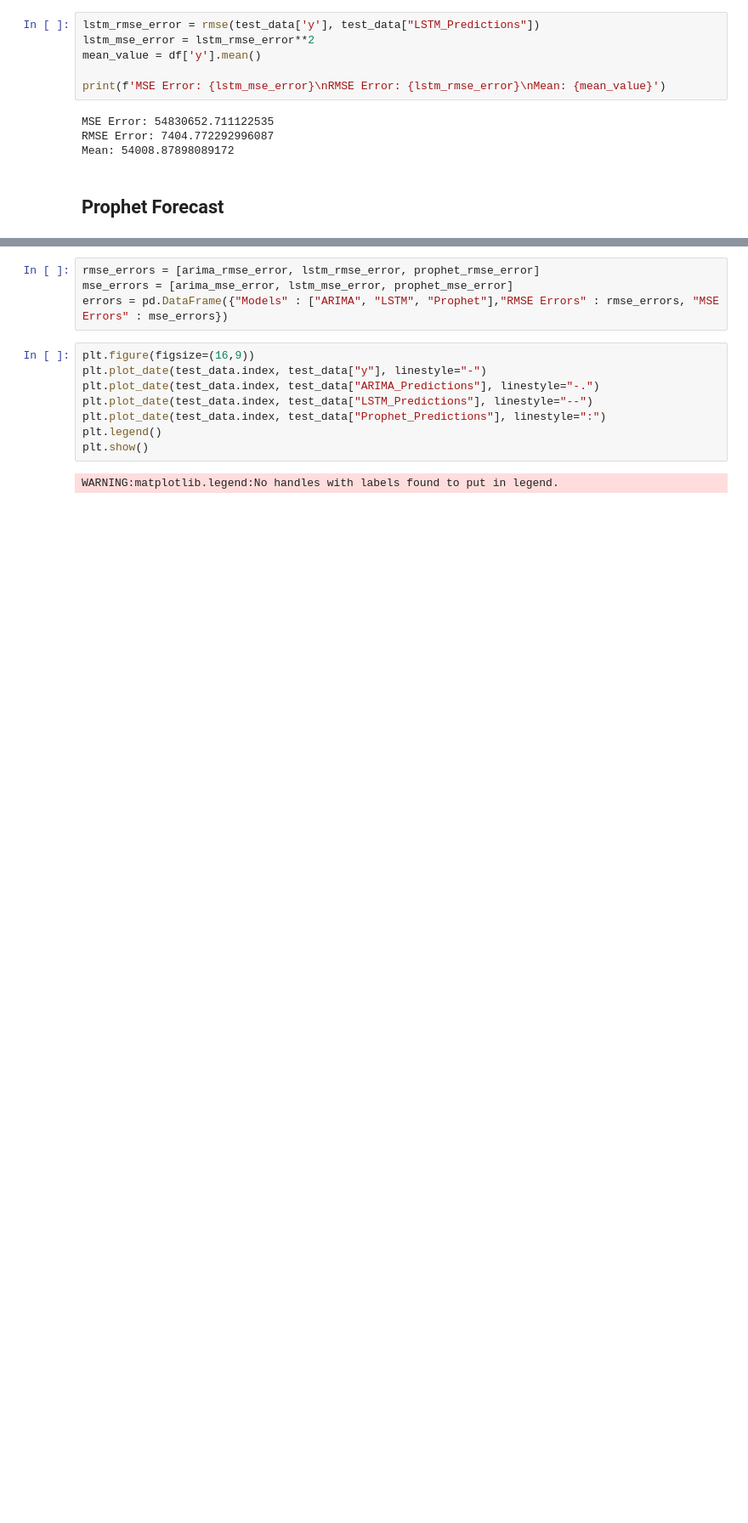
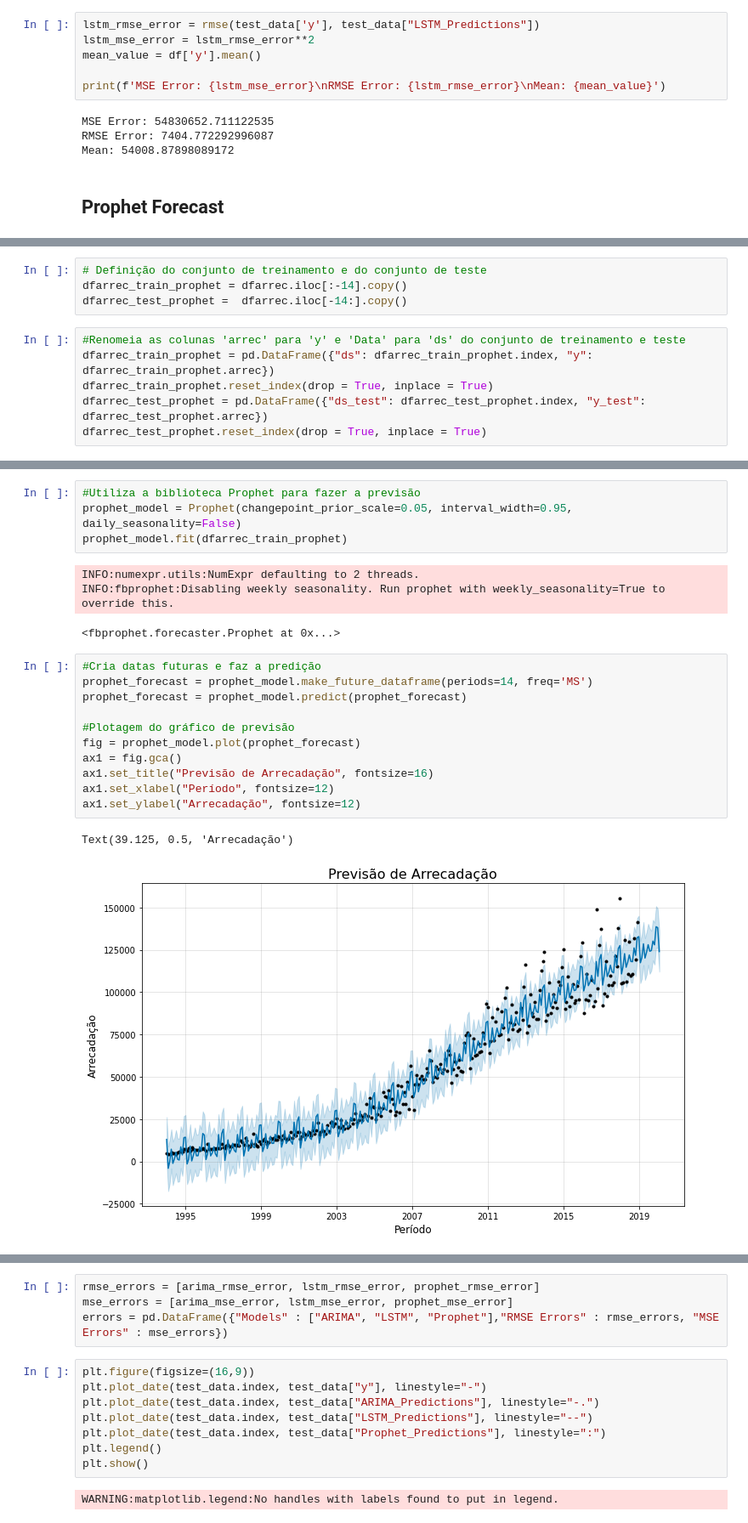
Before and after one commit to mmbs1989/TCC-PUCMINAS, a Jupyter notebook: Notebook_TCC_PUC.ipynb, the cells around one changed output, grey strips where cells are left out. Shown at 85% size. Drawn from its saved outputs; the diff is of its cells as text; blank space fills up the shorter version.

```diff
--- a/Notebook_TCC_PUC.ipynb
+++ b/Notebook_TCC_PUC.ipynb
@@ -796,0 +736,10 @@ Mean: 54008.87898089172
+# %%
+# Definição do conjunto de treinamento e do conjunto de teste
+dfarrec_train_prophet = dfarrec.iloc[:-14].copy()
+dfarrec_test_prophet =  dfarrec.iloc[-14:].copy()
+# %%
+#Renomeia as colunas 'arrec' para 'y' e 'Data' para 'ds' do conjunto de treinamento e teste
+dfarrec_train_prophet = pd.DataFrame({"ds": dfarrec_train_prophet.index, "y": dfarrec_train_prophet.arrec})
+dfarrec_train_prophet.reset_index(drop = True, inplace = True)
+dfarrec_test_prophet = pd.DataFrame({"ds_test": dfarrec_test_prophet.index, "y_test": dfarrec_test_prophet.arrec})
+dfarrec_test_prophet.reset_index(drop = True, inplace = True)
@@ -796,0 +773,22 @@ Mean: 54008.87898089172
+# %%
+#Utiliza a biblioteca Prophet para fazer a previsão
+prophet_model = Prophet(changepoint_prior_scale=0.05, interval_width=0.95, daily_seasonality=False)
+prophet_model.fit(dfarrec_train_prophet)
+# %% [output]
+INFO:numexpr.utils:NumExpr defaulting to 2 threads.
+INFO:fbprophet:Disabling weekly seasonality. Run prophet with weekly_seasonality=True to override this.
+<fbprophet.forecaster.Prophet at 0x...>
+# %%
+#Cria datas futuras e faz a predição
+prophet_forecast = prophet_model.make_future_dataframe(periods=14, freq='MS')
+prophet_forecast = prophet_model.predict(prophet_forecast)
+
+#Plotagem do gráfico de previsão
+fig = prophet_model.plot(prophet_forecast)
+ax1 = fig.gca()
+ax1.set_title("Previsão de Arrecadação", fontsize=16)
+ax1.set_xlabel("Período", fontsize=12)
+ax1.set_ylabel("Arrecadação", fontsize=12)
+# %% [output]
+Text(39.125, 0.5, 'Arrecadação')
+[figure, added]
```
Also changed, not shown: parts of 33 cells of this notebook.
